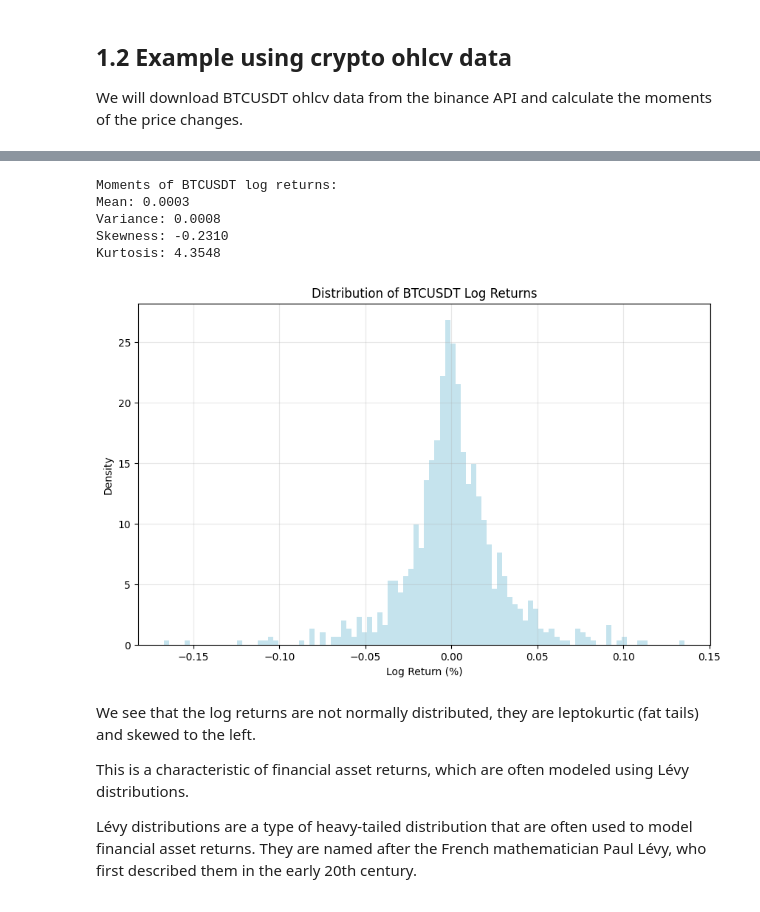
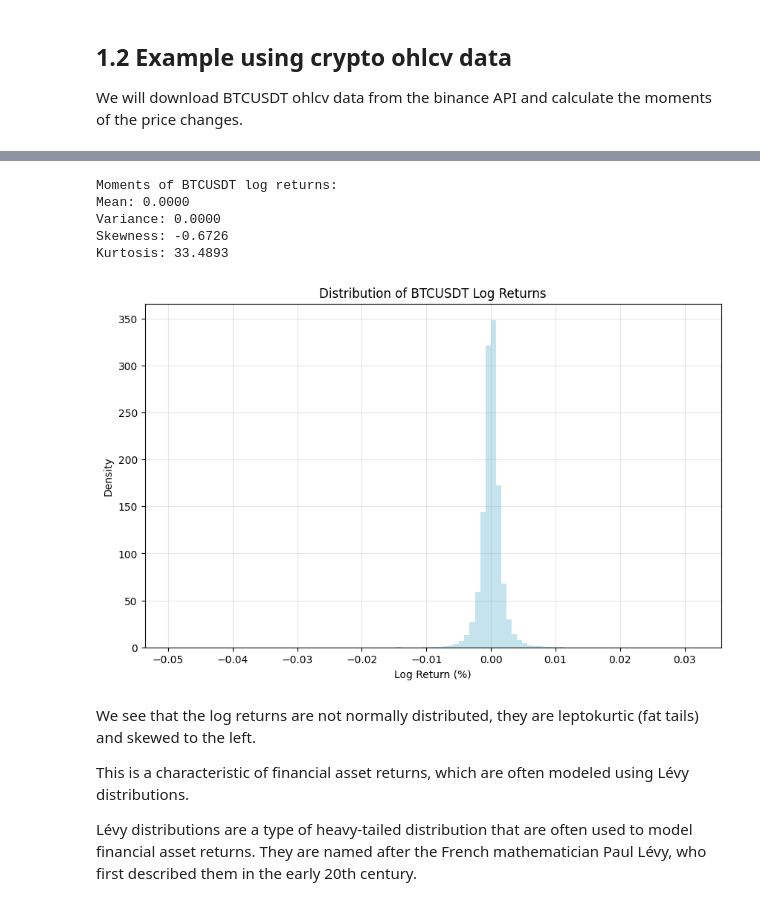
Before and after one commit to AdolfoVillalobos/quant-finance-notebooks, a Jupyter notebook: notebooks/02-moments.ipynb, the cells around one changed output, grey strips where cells are left out. Saved outputs shown, nothing was run; the diff lists cells and outputs as text; code cells hidden in the pictures.

```diff
--- a/notebooks/02-moments.ipynb
+++ b/notebooks/02-moments.ipynb
@@ -126,0 +120,4 @@ ohlcv = binance.fetch_ohlcv('BTC/USDT', timeframe='1d', limit=1000)
+# %%
+import pandas as pd
+df = pd.read_csv("data/BTC_USDT_5m.csv", sep=";")
+df.describe()
@@ -127,40 +134,38 @@ ohlcv = binance.fetch_ohlcv('BTC/USDT', timeframe='1d', limit=1000)
 # %%
-df = pd.DataFrame(ohlcv, columns=['timestamp', 'open', 'high', 'low', 'close', 'volume'])
-
 # Calculate price changes
 df['price_change'] = df['close'].pct_change() * 100
 
 # Calculate log returns
 df['log_return'] = np.log(df['close'] / df['close'].shift(1))
 
 # Calculate moments
 mean_price_change = df['log_return'].mean()
 variance_price_change = df['log_return'].var()
 skewness_price_change = df['log_return'].skew()
 kurtosis_price_change = df['log_return'].kurtosis()
 
 # Print moments
 print("Moments of BTCUSDT log returns:")
 print(f"Mean: {mean_price_change:.4f}")
 print(f"Variance: {variance_price_change:.4f}")
 print(f"Skewness: {skewness_price_change:.4f}")
 print(f"Kurtosis: {kurtosis_price_change:.4f}")
 
 # Plot the distribution of price changes
 plt.figure(figsize=(10, 6))
 plt.hist(df['log_return'], bins=100, density=True, alpha=0.7, color='lightblue')
 plt.title("Distribution of BTCUSDT Log Returns")
 plt.xlabel("Log Return (%)")
 plt.ylabel("Density")
 plt.grid(True, alpha=0.3)
 plt.show()
 # %% [output]
 Moments of BTCUSDT log returns:
-Mean: 0.0003
-Variance: 0.0008
-Skewness: -0.2310
-Kurtosis: 4.3548
+Mean: 0.0000
+Variance: 0.0000
+Skewness: -0.6726
+Kurtosis: 33.4893
-[figure, old version]
+[figure, new version]
 # %% [markdown]
 We see that the log returns are not normally distributed, they are leptokurtic (fat tails) and skewed to the left.
 
```
Also changed, not shown: parts of 7 cells of this notebook, 4 other files.
